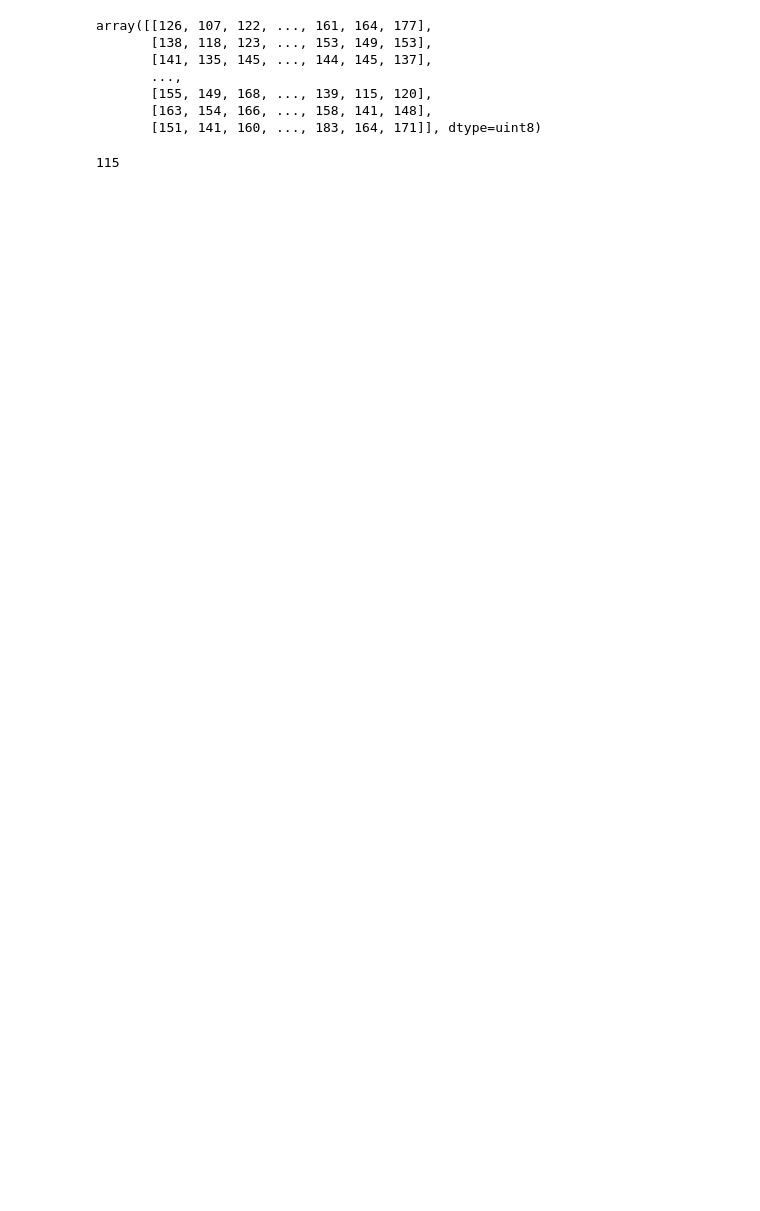
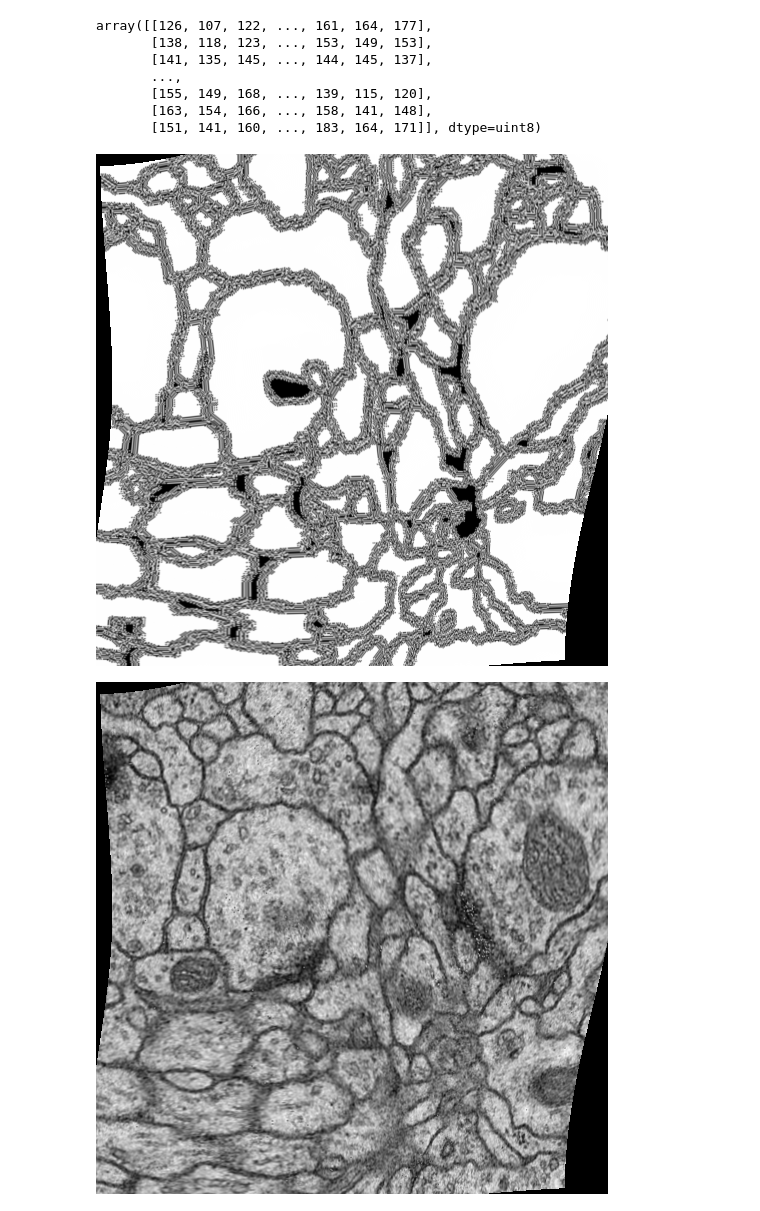
Before and after one commit to dymbe/unet-reproducibility-project, a Jupyter notebook: AugmentationTrial.ipynb, the cells around one changed output. Saved outputs shown, nothing was run; the diff lists cells and outputs as text; code cells hidden in the pictures; blank space fills up the shorter version.

Commit message:
added label deforemation, very ugly

```diff
--- a/AugmentationTrial.ipynb
+++ b/AugmentationTrial.ipynb
@@ -1,11 +7,9 @@
 # %%
-import PIL
-from PIL import Image
-import numpy
-
 im = Image.open('data/train-volume.tif')
+im_label = Image.open('data/train-labels.tif')
 imarray = numpy.array(im)
 imarray
+# im.show()
 # %% [output]
 array([[126, 107, 122, ..., 161, 164, 177],
        [138, 118, 123, ..., 153, 149, 153],
@@ -23,4 +25,0 @@ imarray2 = numpy.array(im)
-# %%
-imarray2[0][0]
-# %% [output]
-115
@@ -28,0 +32,6 @@ import elasticdeform
+# %%
+display(Image.fromarray(imlabelarr_deformed), Image.fromarray(imarr_deformed))
+display(im_label)
+# %% [output]
+[figure, added]
+[figure, added]
```
Also changed, not shown: parts of 9 cells of this notebook.
